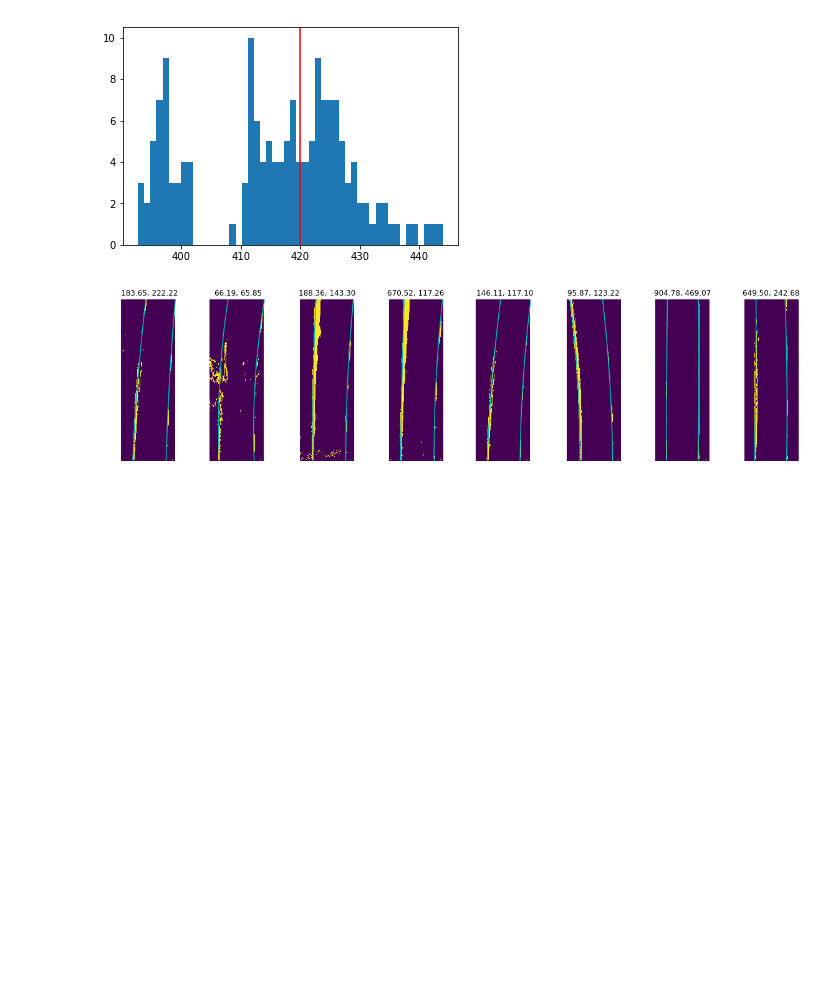
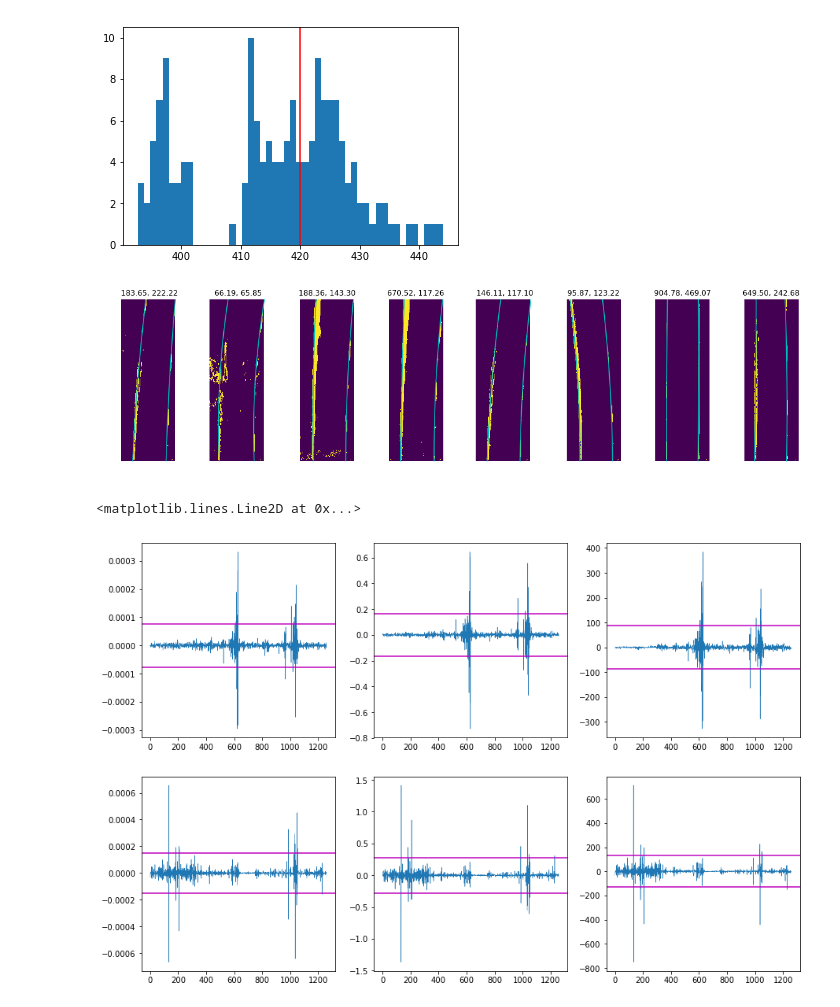
Before and after one commit to semeniuta/CarND-Advanced-Lane-Lines, a Jupyter notebook: 8_curvature_and_pos.ipynb, the cells around one changed output. Cells and saved outputs as stored; diff of their text form; code cells hidden in the pictures; blank space fills up the shorter version.

```diff
--- a/8_curvature_and_pos.ipynb
+++ b/8_curvature_and_pos.ipynb
@@ -106,4 +104,56 @@ for frame in video_rd:
 
 all_p_coefs_left = np.array(all_p_coefs_left)
 all_p_coefs_right = np.array(all_p_coefs_right)
+# %%
+def compute_diffs(arr):
+
+    assert len(arr.shape) == 2
+
+    n_records, n_dims = arr.shape
+    new_shape = (n_records-1, n_dims)
+
+    diffs = np.zeros(new_shape)
+
+    for i in range(1, n_records):
+        diffs[i - 1, :] = arr[i, :] - arr[i - 1, :]
+
+    return diffs
+# %%
+all_diffs_left = compute_diffs(all_p_coefs_left)
+all_diffs_right = compute_diffs(all_p_coefs_right)
+# %%
+plt.figure(figsize=(15, 10))
+
+plt.subplot(2, 3, 1)
+plt.plot(all_diffs_left[:, 0], linewidth=0.5)
+plt.axhline(all_diffs_left[:, 0].std() * 3, color='m')
+plt.axhline(-all_diffs_left[:, 0].std() * 3, color='m')
+
+plt.subplot(2, 3, 2)
+plt.plot(all_diffs_left[:, 1], linewidth=0.5)
+plt.axhline(all_diffs_left[:, 1].std() * 3, color='m')
+plt.axhline(-all_diffs_left[:, 1].std() * 3, color='m')
+
+plt.subplot(2, 3, 3)
+plt.plot(all_diffs_left[:, 2], linewidth=0.5)
+plt.axhline(all_diffs_left[:, 2].std() * 3, color='m')
+plt.axhline(-all_diffs_left[:, 2].std() * 3, color='m')
+
+plt.subplot(2, 3, 4)
+plt.plot(all_diffs_right[:, 0], linewidth=0.5)
+plt.axhline(all_diffs_right[:, 0].std() * 3, color='m')
+plt.axhline(-all_diffs_right[:, 0].std() * 3, color='m')
+
+plt.subplot(2, 3, 5)
+plt.plot(all_diffs_right[:, 1], linewidth=0.5)
+plt.axhline(all_diffs_right[:, 1].std() * 3, color='m')
+plt.axhline(-all_diffs_right[:, 1].std() * 3, color='m')
+
+plt.subplot(2, 3, 6)
+plt.plot(all_diffs_right[:, 2], linewidth=0.5)
+plt.axhline(all_diffs_right[:, 2].std() * 3, color='m')
+plt.axhline(-all_diffs_right[:, 2].std() * 3, color='m')
+# %% [output]
+<matplotlib.lines.Line2D at 0x...>
+[figure, added]
 # %%
```
Also changed, not shown: parts of 18 cells of this notebook, 1 other file.
